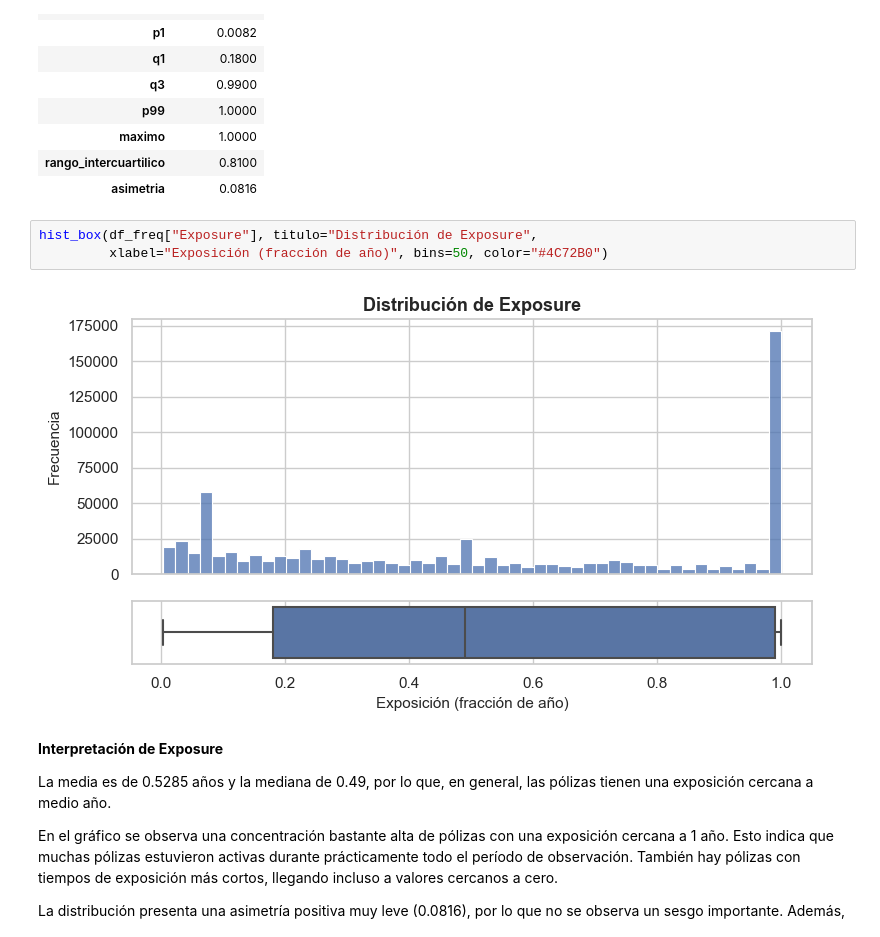
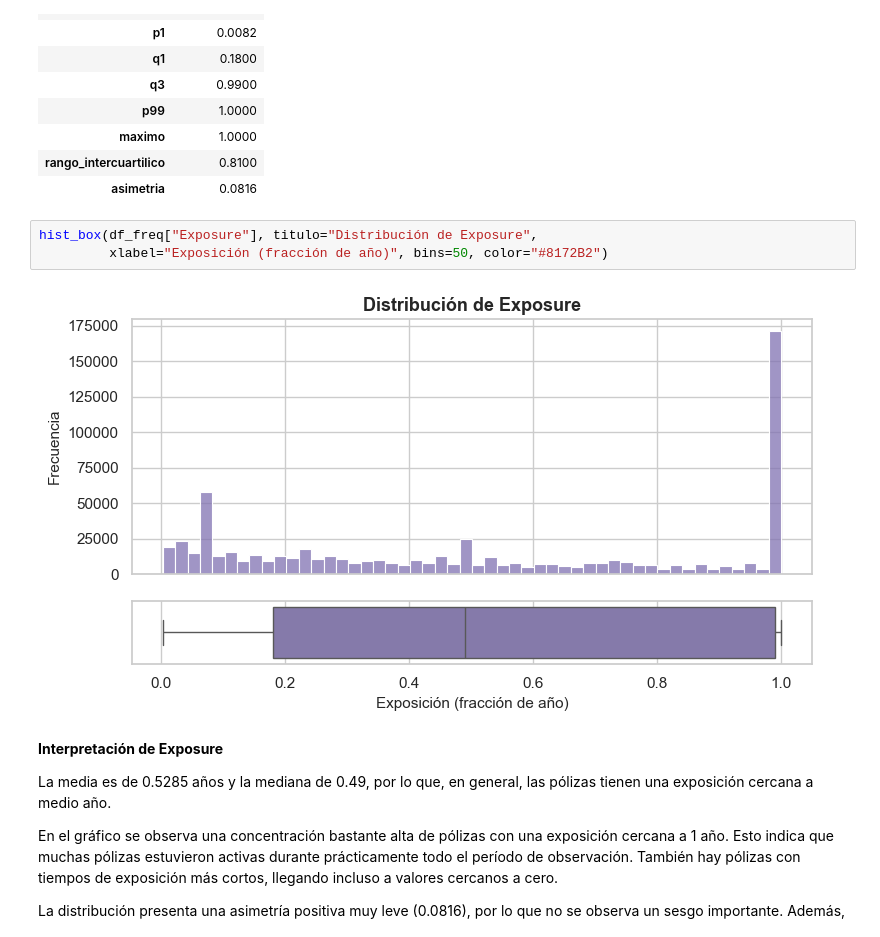
Before and after one commit to T1fff/Proyecto_Seminario_Siniestralidad, a Jupyter notebook: notebooks/02_Analisis_Univariado.ipynb, the cells around one changed output. Cells and saved outputs as stored; diff of their text form.

```diff
--- a/notebooks/02_Analisis_Univariado.ipynb
+++ b/notebooks/02_Analisis_Univariado.ipynb
@@ -84,9 +84,9 @@ resumen_univariado(df_freq["Exposure"], "Exposure").to_frame()
 | asimetria | 0.0816 |
 # %%
 hist_box(df_freq["Exposure"], titulo="Distribución de Exposure",
-         xlabel="Exposición (fracción de año)", bins=50, color="#4C72B0")
+         xlabel="Exposición (fracción de año)", bins=50, color="#8172B2")
 # %% [output]
-[figure, old version]
+[figure, new version]
 # %% [markdown]
 **Interpretación de Exposure**
 
```
Also changed, not shown: parts of 12 cells of this notebook, 1 other file.
